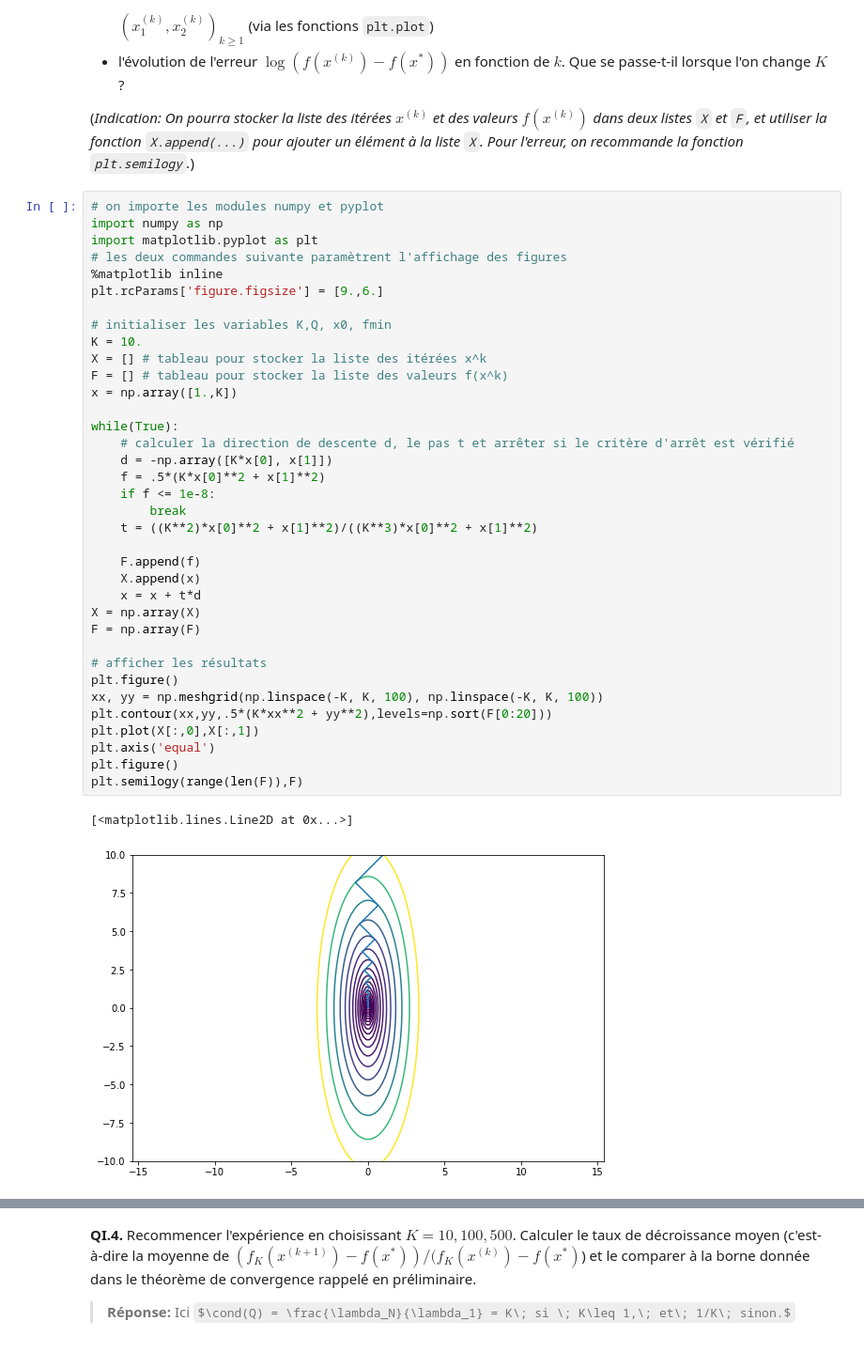
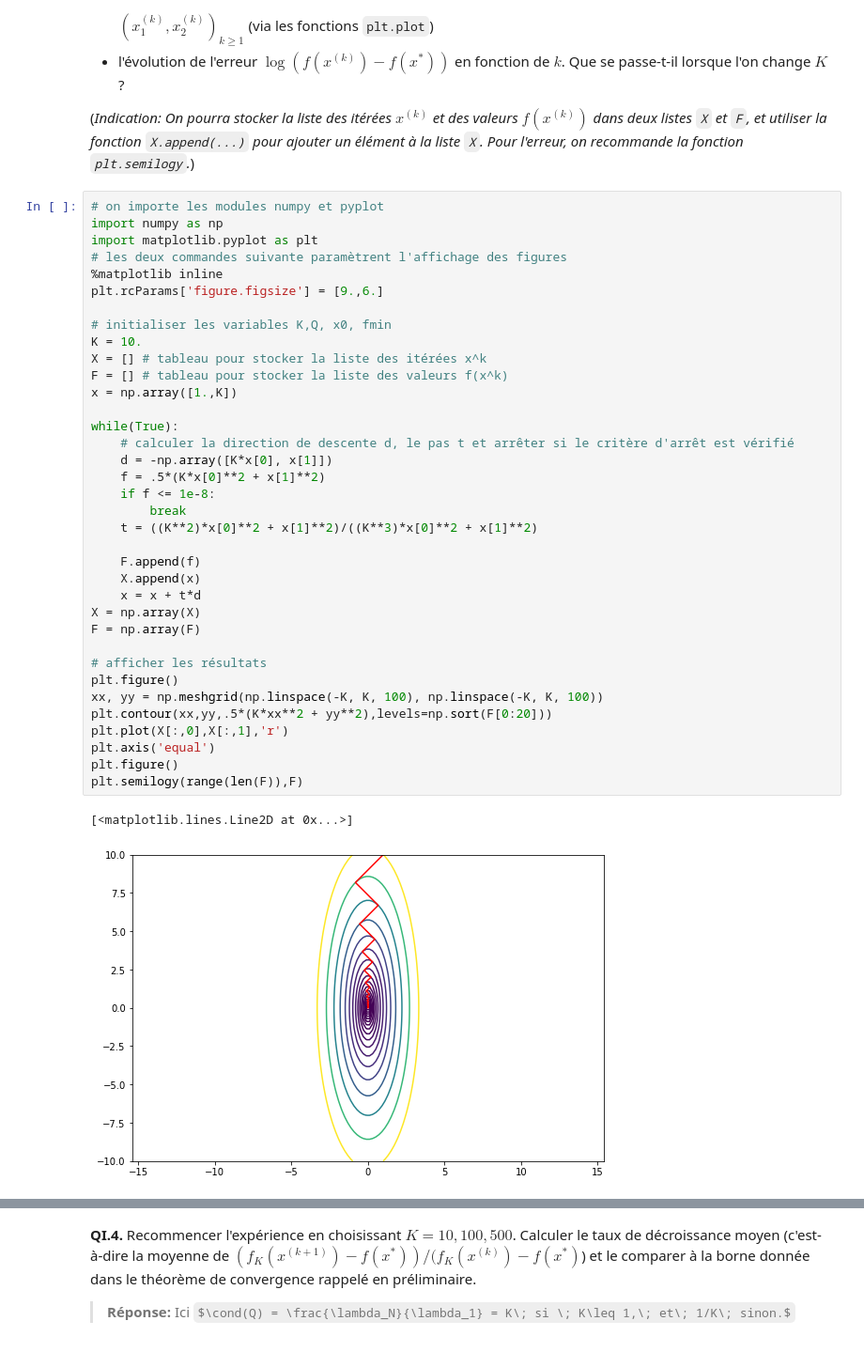
Before and after one commit to LucaNenna/L3OPT, a Jupyter notebook: tp1-correction.ipynb, the cells around one changed output, grey strips where cells are left out. Shown: that part at 94% size. Cells and saved outputs as stored; diff of their text form; some formulas as TeX source.

```diff
--- a/tp1-correction.ipynb
+++ b/tp1-correction.ipynb
@@ -106,35 +106,35 @@ plt.rcParams['figure.figsize'] = [9.,6.]
 
 # initialiser les variables K,Q, x0, fmin
 K = 10.
 X = [] # tableau pour stocker la liste des itérées x^k
 F = [] # tableau pour stocker la liste des valeurs f(x^k)
 x = np.array([1.,K])
 
 while(True):
     # calculer la direction de descente d, le pas t et arrêter si le critère d'arrêt est vérifié
     d = -np.array([K*x[0], x[1]])
     f = .5*(K*x[0]**2 + x[1]**2)
     if f <= 1e-8:
         break
     t = ((K**2)*x[0]**2 + x[1]**2)/((K**3)*x[0]**2 + x[1]**2)
 
     F.append(f)
     X.append(x)
     x = x + t*d
 X = np.array(X)
 F = np.array(F)
 
 # afficher les résultats
 plt.figure()
 xx, yy = np.meshgrid(np.linspace(-K, K, 100), np.linspace(-K, K, 100))
 plt.contour(xx,yy,.5*(K*xx**2 + yy**2),levels=np.sort(F[0:20]))
-plt.plot(X[:,0],X[:,1])
+plt.plot(X[:,0],X[:,1],'r')
 plt.axis('equal')
 plt.figure()
 plt.semilogy(range(len(F)),F)
 # %% [output]
 [<matplotlib.lines.Line2D at 0x...>]
-[figure, old version]
+[figure, new version]
 [figure]
 # %% [markdown]
 **QI.4.** Recommencer l'expérience en choisissant $K = 10,100,500$. Calculer le taux de décroissance moyen (c'est-à-dire la moyenne de $(f_K(x^{(k+1)})-f(x^*))/(f_K(x^{(k)}) - f(x^*)$) et le comparer à la borne donnée dans le théorème de convergence rappelé en préliminaire.
```
Also changed, not shown: parts of 5 cells of this notebook.
